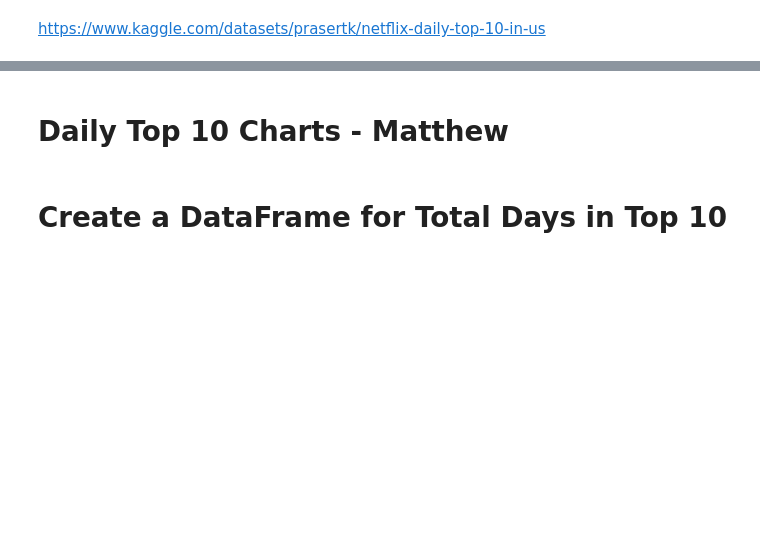
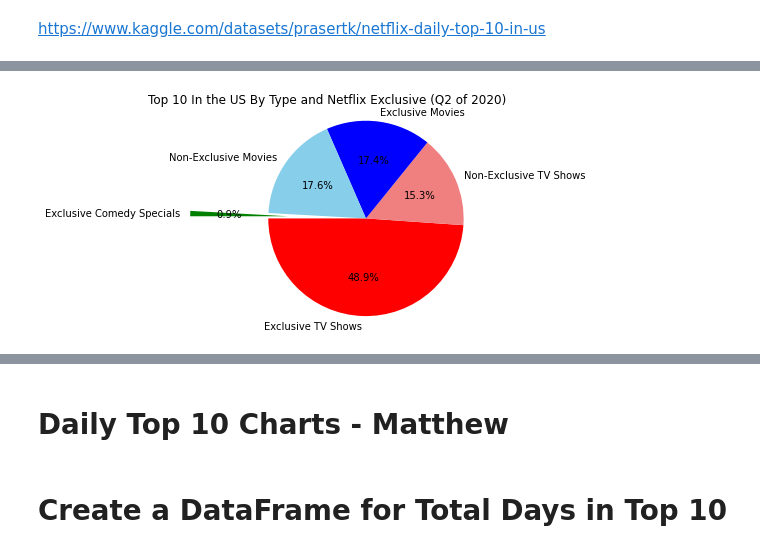
Before and after one commit to Costilrt/The-First-Project, a Jupyter notebook: TeamProject_JupyterCode_Chang_Rolly_Derek_Matthew2.ipynb, the cells around one changed output, grey strips where cells are left out. Saved outputs shown, nothing was run; the diff lists cells and outputs as text; code cells hidden in the pictures; blank space fills up the shorter version.

```diff
--- a/TeamProject_JupyterCode_Chang_Rolly_Derek_Matthew2.ipynb
+++ b/TeamProject_JupyterCode_Chang_Rolly_Derek_Matthew2.ipynb
@@ -451,24 +474,26 @@ q2_2020 = netflix_df.loc[(netflix_df["As of"] >= "2020-04-01") & (netflix_df["As
 # %%
 # creating variables to hold the numerical values that will be incorporated into the pie chart
 q220_exclusive_tv = q2_2020.loc[(q2_2020["Netflix Exclusive"] == "Yes") & (q2_2020["Type"] == "TV Show")]["Netflix Exclusive"].count()
 q220_non_exclusive_tv = q2_2020.loc[(q2_2020["Netflix Exclusive"] == "No") & (q2_2020["Type"] == "TV Show")]["Netflix Exclusive"].count()
 q220_exclusive_movie = q2_2020.loc[(q2_2020["Netflix Exclusive"] == "Yes") & (q2_2020["Type"] == "Movie")]["Netflix Exclusive"].count()
 q220_non_exclusive_movie = q2_2020.loc[(q2_2020["Netflix Exclusive"] == "No") & (q2_2020["Type"] == "Movie")]["Netflix Exclusive"].count()
 q220_exclusive_comedy = q2_2020.loc[(q2_2020["Netflix Exclusive"] == "Yes") & (q2_2020["Type"] == "Stand-Up Comedy")]["Netflix Exclusive"].count()
 
 # creating variables to hold the information that will be used to create the pie chart
 q220_exclusive_list = [q220_exclusive_tv, q220_non_exclusive_tv, q220_exclusive_movie, q220_non_exclusive_movie,
                   q220_exclusive_comedy]
 q220_exclusive_names = ["Exclusive TV Shows", "Non-Exclusive TV Shows", "Exclusive Movies",
                         "Non-Exclusive Movies", "Exclusive Comedy Specials"]
-colors = ["skyblue", "orange", "teal", "green", "red"]
+colors = ["red", "lightcoral", "blue", "skyblue", "green"]
 explode = (0, 0, 0, 0, 0.8)
 
 # creating the pie chart using the variables previously created. Also, printing the image to the folder to use in powerpoint
 plt.pie(q220_exclusive_list, explode=explode, labels=q220_exclusive_names, colors=colors, autopct="%1.1f%%", startangle=180)
 plt.title("Top 10 In the US By Type and Netflix Exclusive (Q2 of 2020)")
 plt.axis("equal")
 plt.savefig("./Images/q22020-pie.png", bbox_inches='tight')
+# %% [output]
+[figure, added]
 # %%
 # filtering the data to only pull the information for the 4th quarter of 2020
 q4_2020 = netflix_df.loc[(netflix_df["As of"] >= "2020-10-01") & (netflix_df["As of"] <= "2020-12-31")]
```
Also changed, not shown: parts of 6 cells of this notebook.
